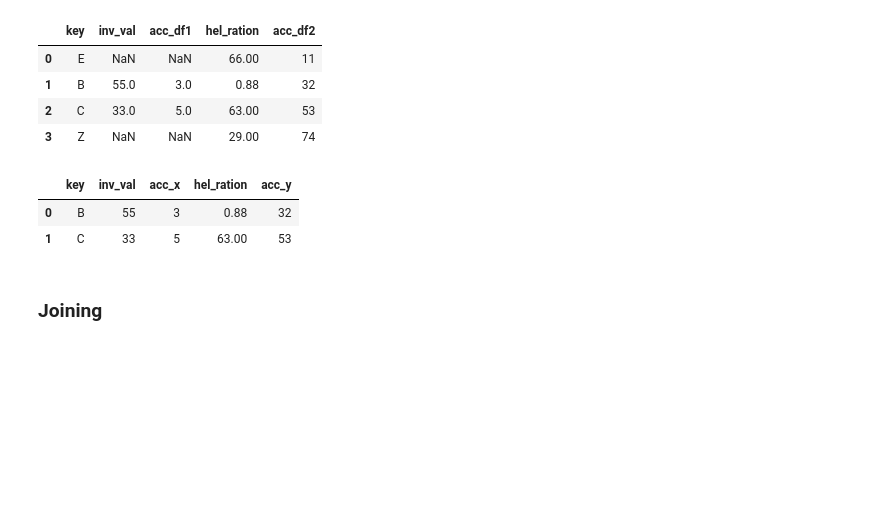
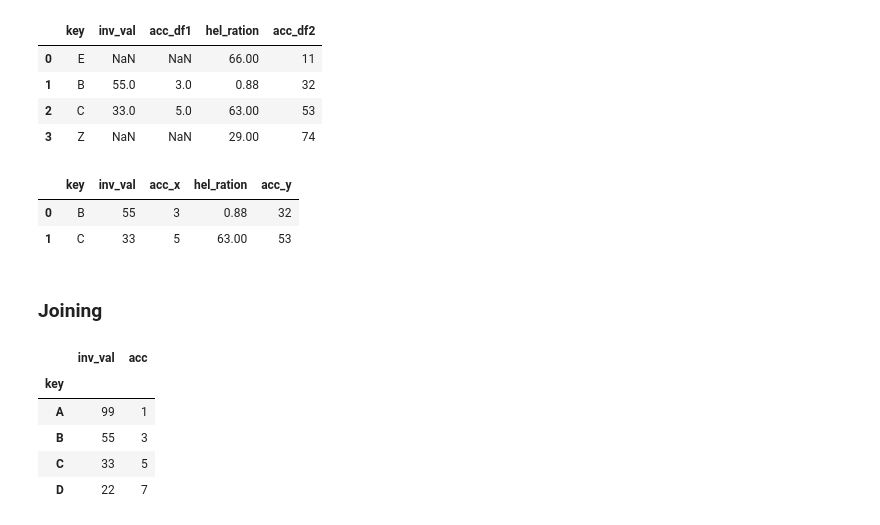
Before and after one commit to aayam09/dsml, a Jupyter notebook: day-35/Data_integration.ipynb, the cells around one changed output. Saved outputs shown, nothing was run; the diff lists cells and outputs as text; code cells hidden in the pictures; blank space fills up the shorter version.

```diff
--- a/day-35/Data_integration.ipynb
+++ b/day-35/Data_integration.ipynb
@@ -115,0 +124,10 @@ df1.merge(df2, how= "inner" , on = "key")
+# %%
+df1 =df1.set_index("key")
+df1
+# %% [output]
+|  | inv_val | acc |
+| key |  |  |
+| A | 99 | 1 |
+| B | 55 | 3 |
+| C | 33 | 5 |
+| D | 22 | 7 |
```
Also changed, not shown: parts of 9 cells of this notebook, 2 other files.
